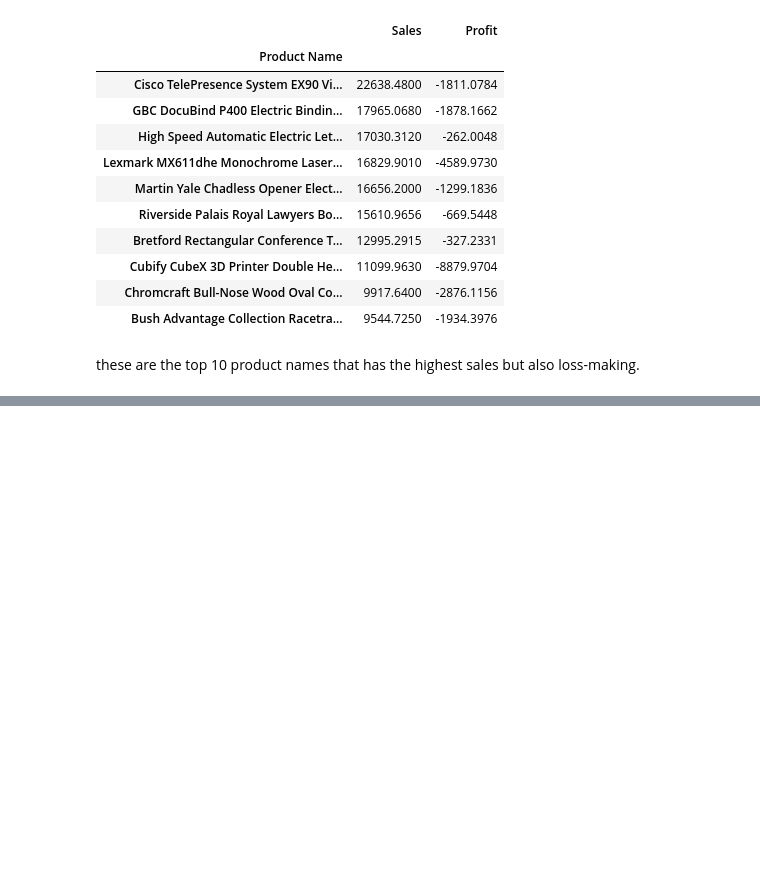
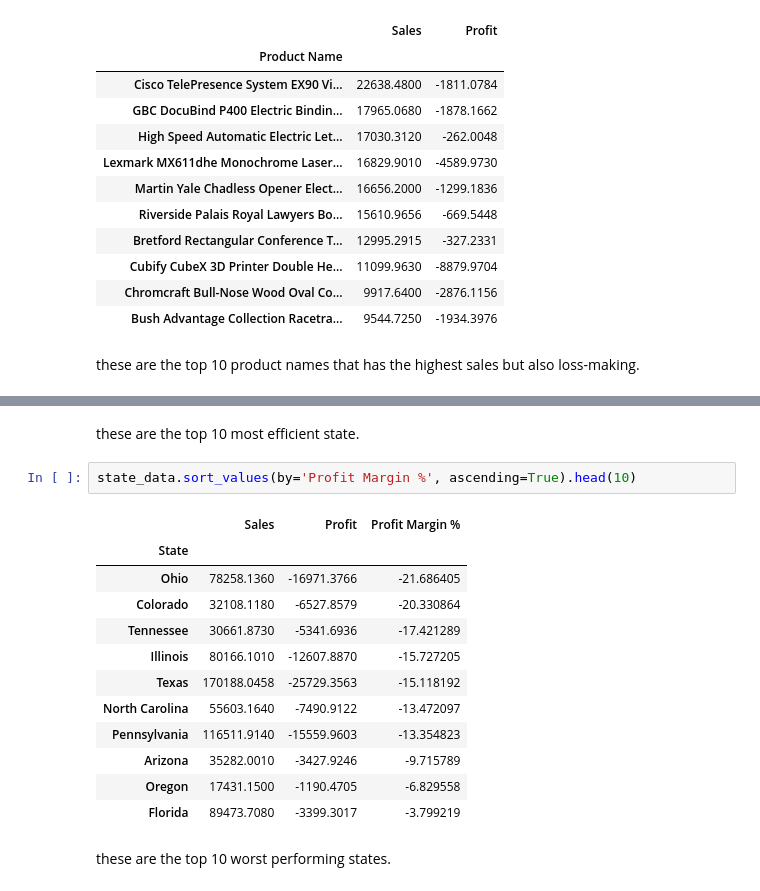
Before and after one commit to bikashsahani/superstore-sales-analysis, a Jupyter notebook: sales_analysis.ipynb, the cells around one changed output, grey strips where cells are left out. Saved outputs shown, nothing was run; the diff lists cells and outputs as text; blank space fills up the shorter version.

```diff
--- a/sales_analysis.ipynb
+++ b/sales_analysis.ipynb
@@ -523,0 +605,19 @@ these are the top 10 product names that has the highest sales but also loss-maki
+# %% [markdown]
+these are the top 10 most efficient state.
+# %%
+state_data.sort_values(by='Profit Margin %', ascending=True).head(10)
+# %% [output]
+|  | Sales | Profit | Profit Margin % |
+| State |  |  |  |
+| Ohio | 78258.1360 | -16971.3766 | -21.686405 |
+| Colorado | 32108.1180 | -6527.8579 | -20.330864 |
+| Tennessee | 30661.8730 | -5341.6936 | -17.421289 |
+| Illinois | 80166.1010 | -12607.8870 | -15.727205 |
+| Texas | 170188.0458 | -25729.3563 | -15.118192 |
+| North Carolina | 55603.1640 | -7490.9122 | -13.472097 |
+| Pennsylvania | 116511.9140 | -15559.9603 | -13.354823 |
+| Arizona | 35282.0010 | -3427.9246 | -9.715789 |
+| Oregon | 17431.1500 | -1190.4705 | -6.829558 |
+| Florida | 89473.7080 | -3399.3017 | -3.799219 |
+# %% [markdown]
+these are the top 10 worst performing states.
```
Also changed, not shown: parts of 18 cells of this notebook.
